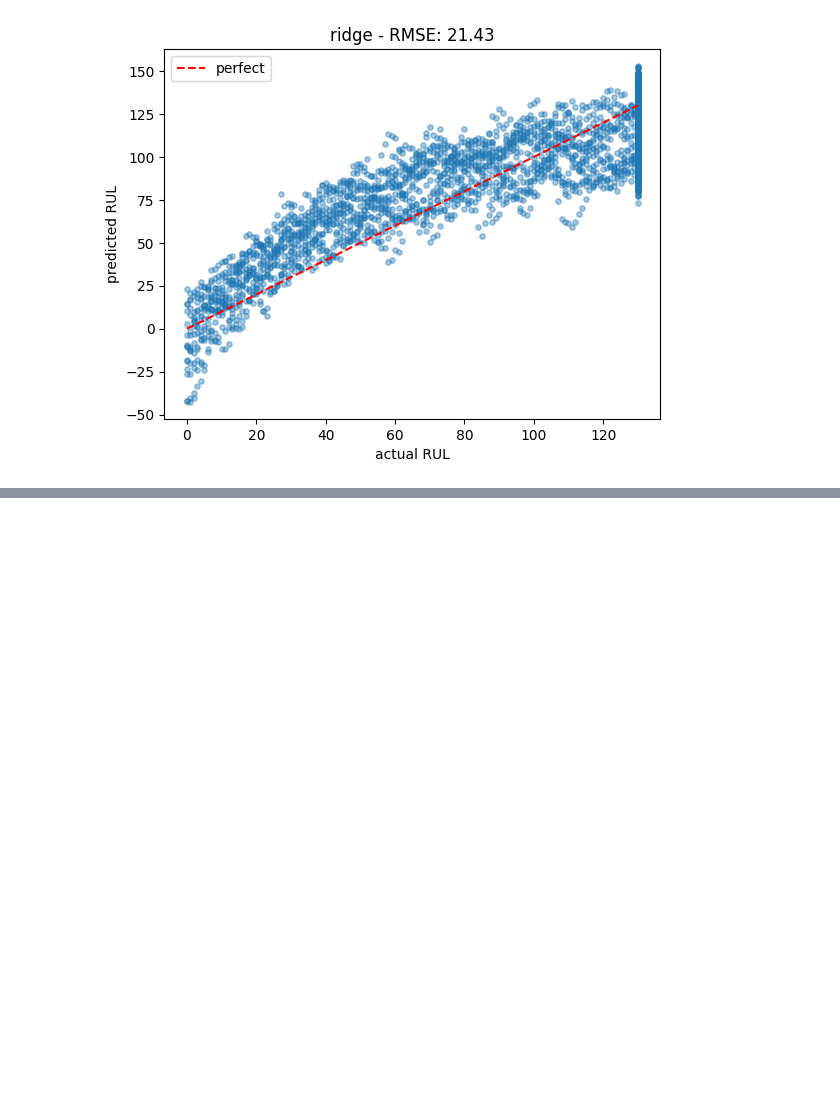
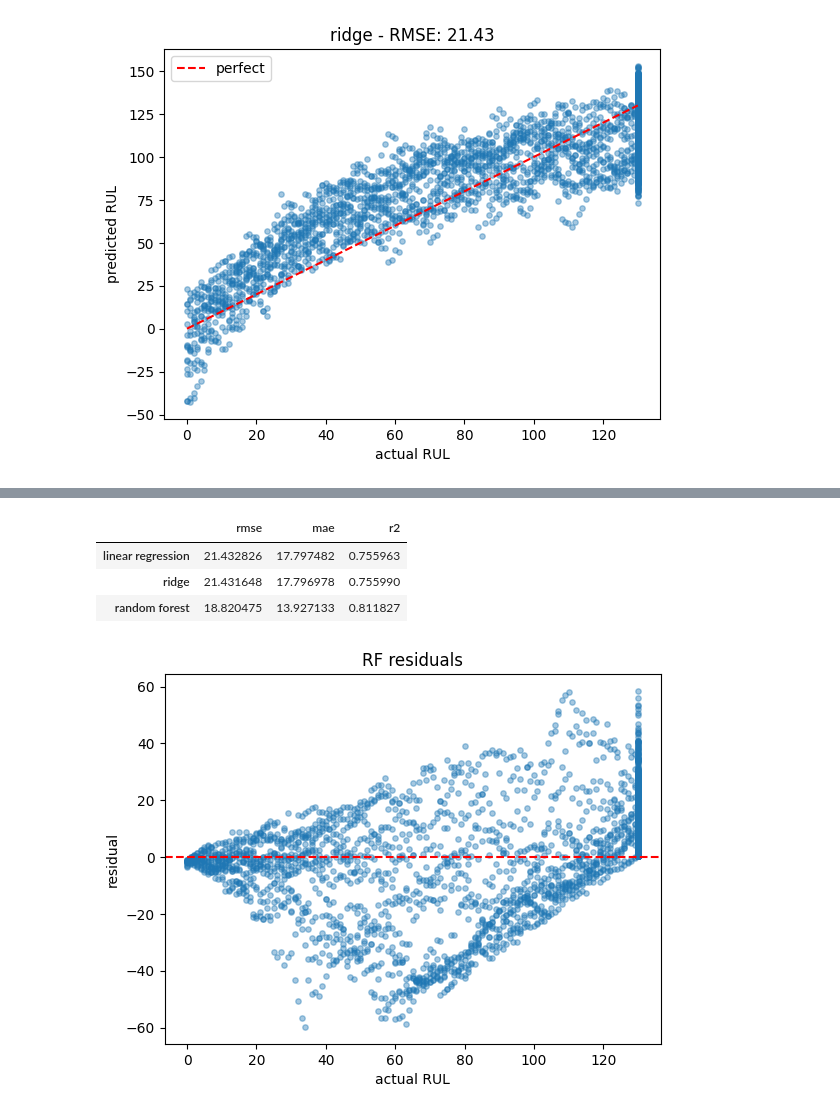
Before and after one commit to lohitharasakonda/engine-rul-predictor, a Jupyter notebook: notebooks/model.ipynb, the cells around one changed output, grey strips where cells are left out. Saved outputs shown, nothing was run; the diff lists cells and outputs as text; code cells hidden in the pictures; blank space fills up the shorter version.

```diff
--- a/notebooks/model.ipynb
+++ b/notebooks/model.ipynb
@@ -122,0 +179,26 @@ plt.show()
+# %%
+# compare all models
+results = {
+    'linear regression': {'rmse': lr_rmse, 'mae': lr_mae, 'r2': lr_r2},
+    'ridge': {'rmse': ridge_rmse, 'mae': ridge_mae, 'r2': ridge_r2},
+    'random forest': {'rmse': rf_rmse, 'mae': rf_mae, 'r2': rf_r2}
+}
+
+pd.DataFrame(results).T
+# %% [output]
+|  | rmse | mae | r2 |
+| linear regression | 21.432826 | 17.797482 | 0.755963 |
+| ridge | 21.431648 | 17.796978 | 0.755990 |
+| random forest | 18.820475 | 13.927133 | 0.811827 |
+# %%
+# residual plot for random forest
+residuals = y_val - y_pred_rf
+plt.scatter(y_val, residuals, alpha=0.4, s=15)
+plt.axhline(0, color='red', linestyle='--')
+plt.title('RF residuals')
+plt.xlabel('actual RUL')
+plt.ylabel('residual')
+plt.show()
+# mostly random scatter around 0
+# %% [output]
+[figure, added]
```
Also changed, not shown: parts of 5 cells of this notebook.
